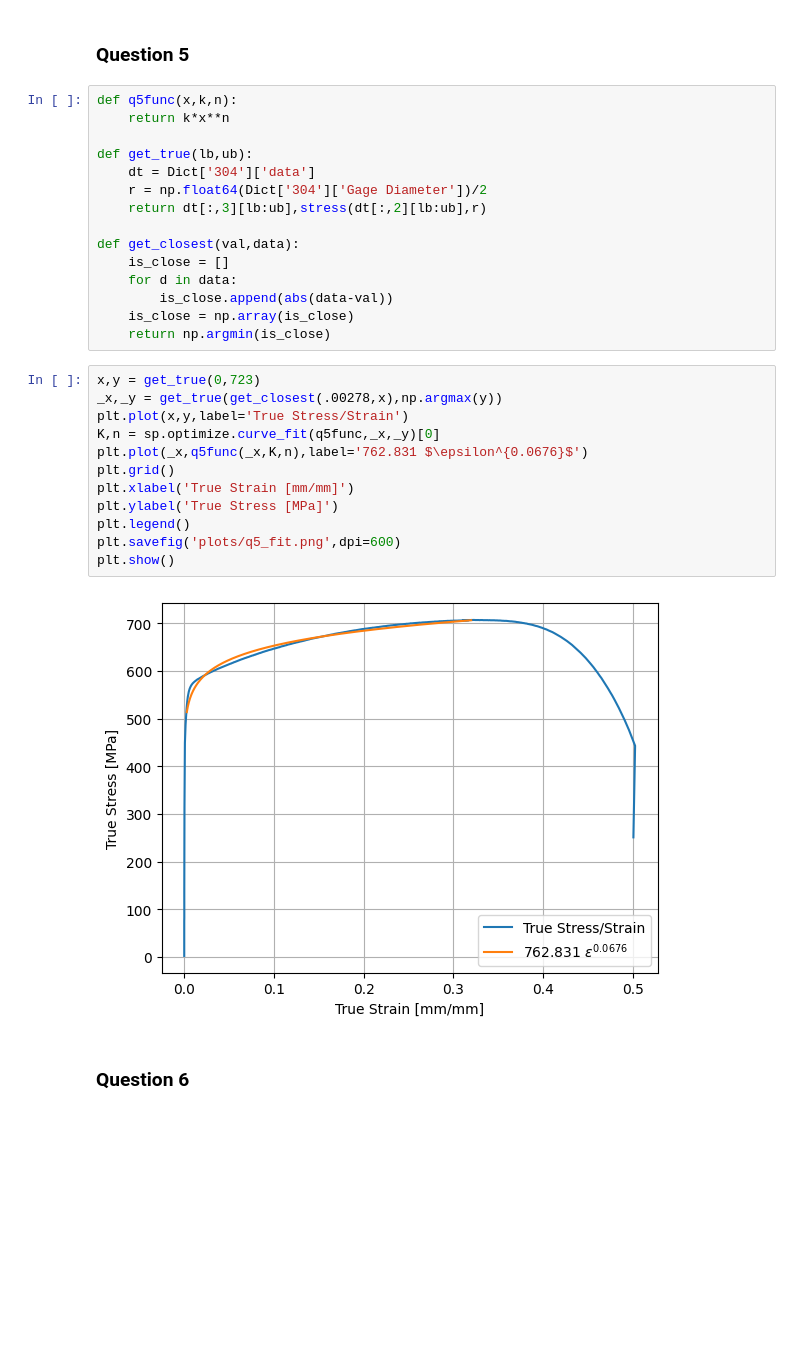
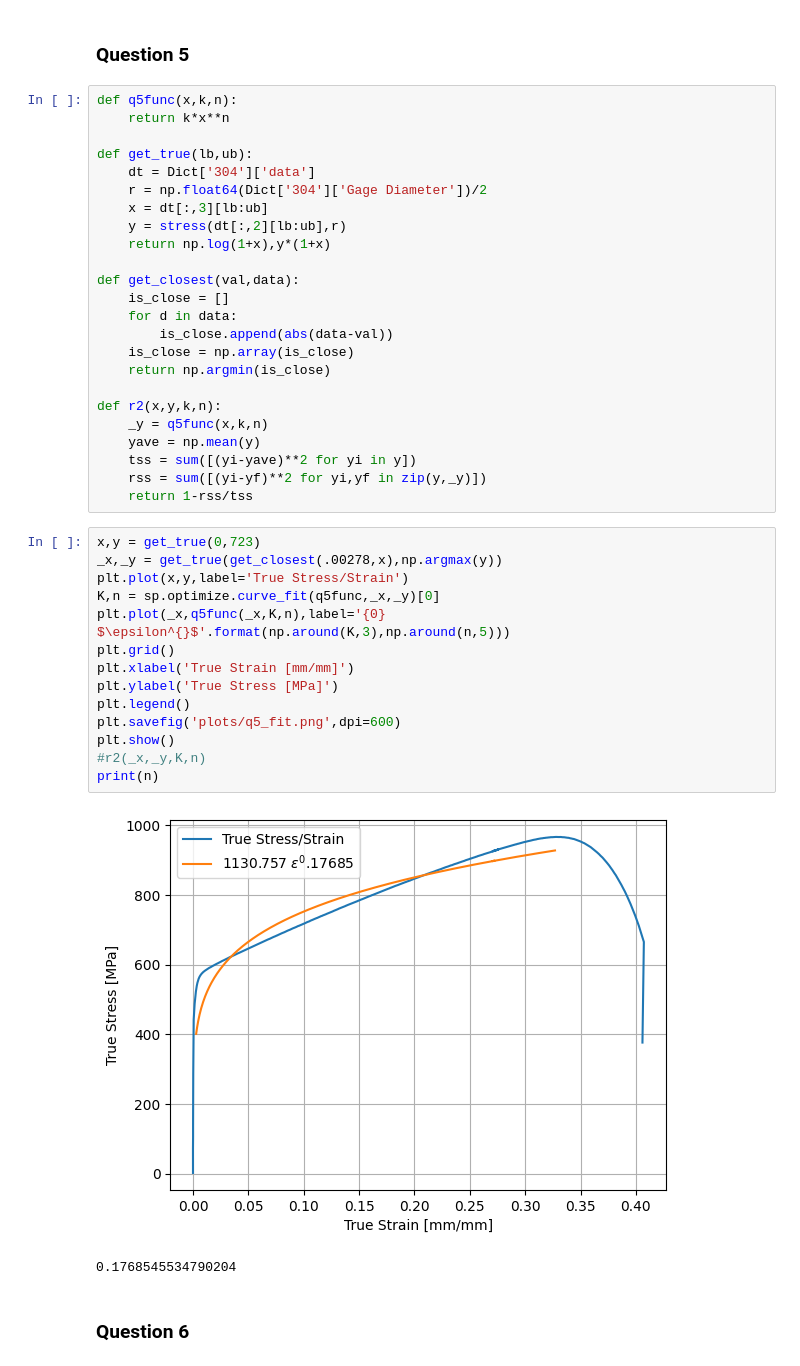
Before and after one commit to nglaser3/NPRE432_Materials, a Jupyter notebook: Lab2/Untitled.ipynb, the cells around one changed output. Drawn from its saved outputs; the diff is of its cells as text; blank space fills up the shorter version.

```diff
--- a/Lab2/Untitled.ipynb
+++ b/Lab2/Untitled.ipynb
@@ -175,7 +175,9 @@ def q5func(x,k,n):
 def get_true(lb,ub):
     dt = Dict['304']['data']
     r = np.float64(Dict['304']['Gage Diameter'])/2
-    return dt[:,3][lb:ub],stress(dt[:,2][lb:ub],r)
+    x = dt[:,3][lb:ub]
+    y = stress(dt[:,2][lb:ub],r)
+    return np.log(1+x),y*(1+x)
 
 def get_closest(val,data):
     is_close = []
@@ -183,20 +185,30 @@ def get_closest(val,data):
         is_close.append(abs(data-val))
     is_close = np.array(is_close)
     return np.argmin(is_close)
+
+def r2(x,y,k,n):
+    _y = q5func(x,k,n)
+    yave = np.mean(y)
+    tss = sum([(yi-yave)**2 for yi in y])
+    rss = sum([(yi-yf)**2 for yi,yf in zip(y,_y)])
+    return 1-rss/tss
 # %%
 x,y = get_true(0,723)
 _x,_y = get_true(get_closest(.00278,x),np.argmax(y))
 plt.plot(x,y,label='True Stress/Strain')
 K,n = sp.optimize.curve_fit(q5func,_x,_y)[0]
-plt.plot(_x,q5func(_x,K,n),label='762.831 $\epsilon^{0.0676}$')
+plt.plot(_x,q5func(_x,K,n),label='{0} $\epsilon^{}$'.format(np.around(K,3),np.around(n,5)))
 plt.grid()
 plt.xlabel('True Strain [mm/mm]')
 plt.ylabel('True Stress [MPa]')
 plt.legend()
 plt.savefig('plots/q5_fit.png',dpi=600)
 plt.show()
+#r2(_x,_y,K,n)
+print(n)
 # %% [output]
-[figure, old version]
+[figure, new version]
+0.1768545534790204
 # %% [markdown]
 ### Question 6
 # %%
```
Also changed, not shown: parts of 7 cells of this notebook, 1 other file.
